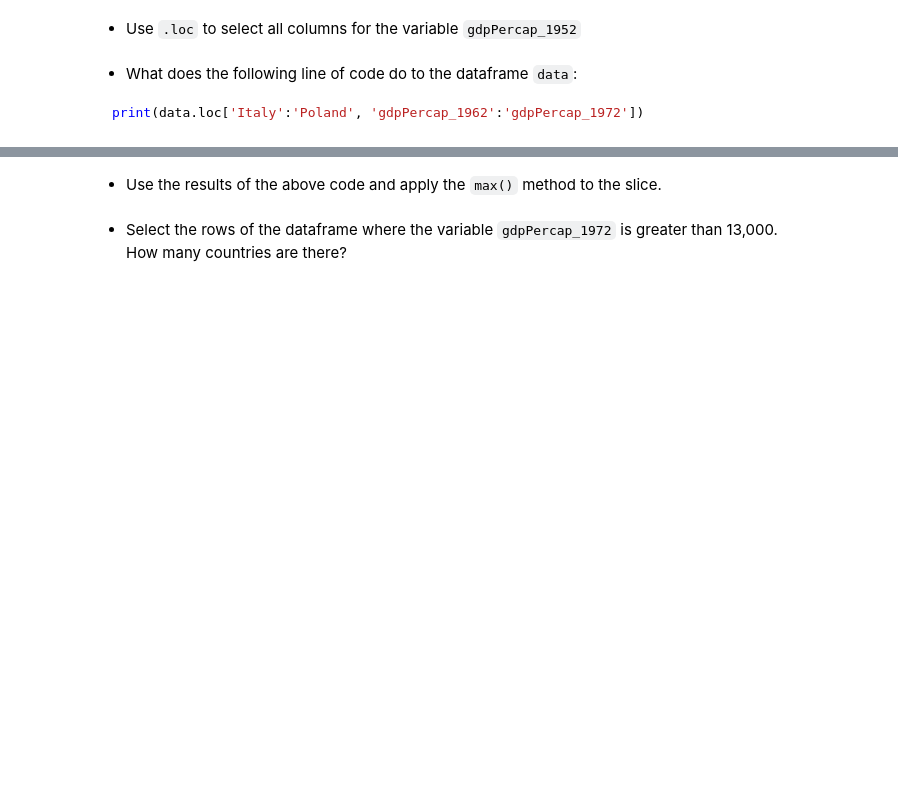
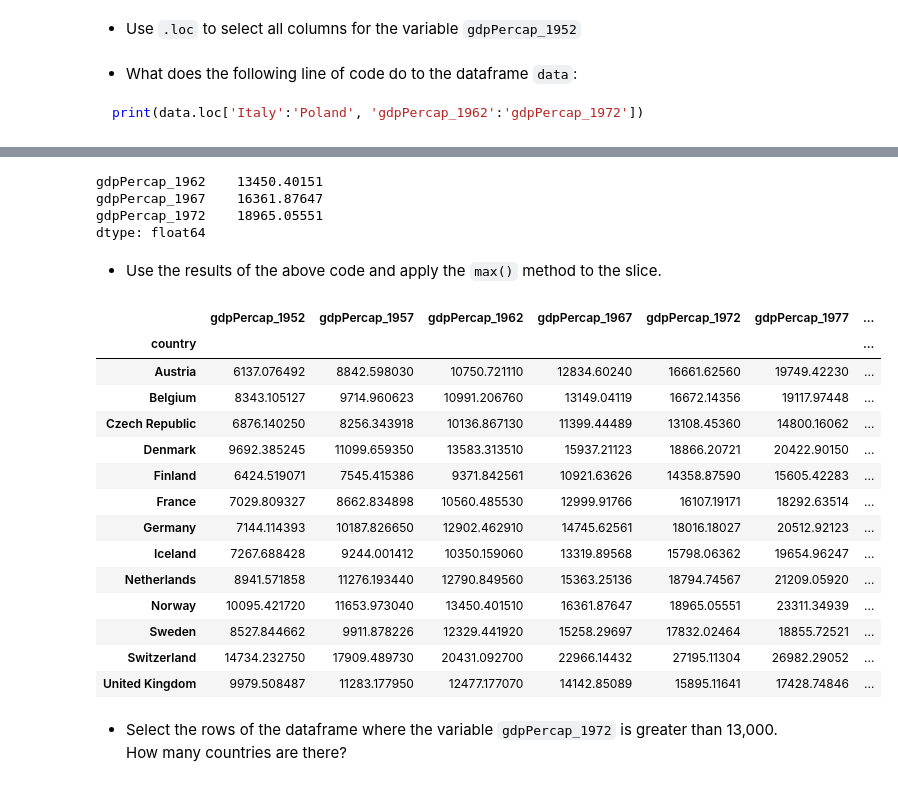
Before and after one commit to abendm/Pandas-Stuff, a Jupyter notebook: 04-EDA-Practice-Review-master/01-gapminder-exploration.ipynb, the cells around one changed output, grey strips where cells are left out. Cells and saved outputs as stored; diff of their text form; code cells hidden in the pictures; blank space fills up the shorter version.

```diff
--- a/04-EDA-Practice-Review-master/01-gapminder-exploration.ipynb
+++ b/04-EDA-Practice-Review-master/01-gapminder-exploration.ipynb
@@ -23,4 +165,29 @@ print(data.loc['Italy':'Poland', 'gdpPercap_1962':'gdpPercap_1972'])
+# %%
+euro.loc['Italy':'Poland', 'gdpPercap_1962':'gdpPercap_1972'].max()
+# %% [output]
+gdpPercap_1962    13450.40151
+gdpPercap_1967    16361.87647
+gdpPercap_1972    18965.05551
+dtype: float64
 # %% [markdown]
 - Use the results of the above code and apply the `max()` method to the slice.
+# %%
+euro[euro['gdpPercap_1972']>13000]
+# %% [output]
+|  | gdpPercap_1952 | gdpPercap_1957 | gdpPercap_1962 | gdpPercap_1967 | gdpPercap_1972 | gdpPercap_1977 | ... |
+| country |  |  |  |  |  |  | ... |
+| Austria | 6137.076492 | 8842.598030 | 10750.721110 | 12834.60240 | 16661.62560 | 19749.42230 | ... |
+| Belgium | 8343.105127 | 9714.960623 | 10991.206760 | 13149.04119 | 16672.14356 | 19117.97448 | ... |
+| Czech Republic | 6876.140250 | 8256.343918 | 10136.867130 | 11399.44489 | 13108.45360 | 14800.16062 | ... |
+| Denmark | 9692.385245 | 11099.659350 | 13583.313510 | 15937.21123 | 18866.20721 | 20422.90150 | ... |
+| Finland | 6424.519071 | 7545.415386 | 9371.842561 | 10921.63626 | 14358.87590 | 15605.42283 | ... |
+| France | 7029.809327 | 8662.834898 | 10560.485530 | 12999.91766 | 16107.19171 | 18292.63514 | ... |
+| Germany | 7144.114393 | 10187.826650 | 12902.462910 | 14745.62561 | 18016.18027 | 20512.92123 | ... |
+| Iceland | 7267.688428 | 9244.001412 | 10350.159060 | 13319.89568 | 15798.06362 | 19654.96247 | ... |
+| Netherlands | 8941.571858 | 11276.193440 | 12790.849560 | 15363.25136 | 18794.74567 | 21209.05920 | ... |
+| Norway | 10095.421720 | 11653.973040 | 13450.401510 | 16361.87647 | 18965.05551 | 23311.34939 | ... |
+| Sweden | 8527.844662 | 9911.878226 | 12329.441920 | 15258.29697 | 17832.02464 | 18855.72521 | ... |
+| Switzerland | 14734.232750 | 17909.489730 | 20431.092700 | 22966.14432 | 27195.11304 | 26982.29052 | ... |
+| United Kingdom | 9979.508487 | 11283.177950 | 12477.177070 | 14142.85089 | 15895.11641 | 17428.74846 | ... |
 # %% [markdown]
 - Select the rows of the dataframe where the variable `gdpPercap_1972` is greater than 13,000.  How many countries are there?
```
Also changed, not shown: parts of 45 cells of this notebook, 4 other files.
